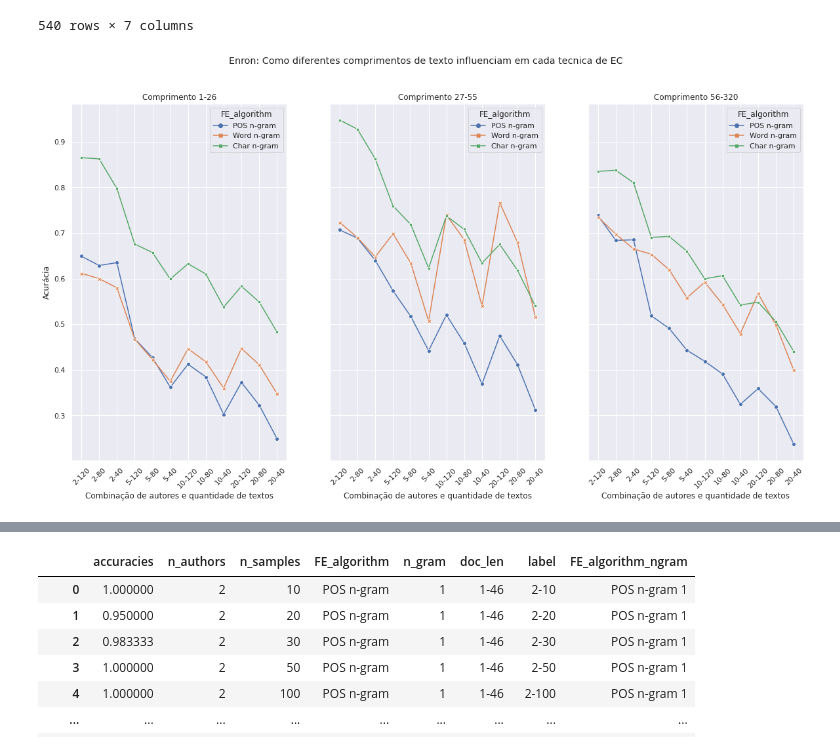
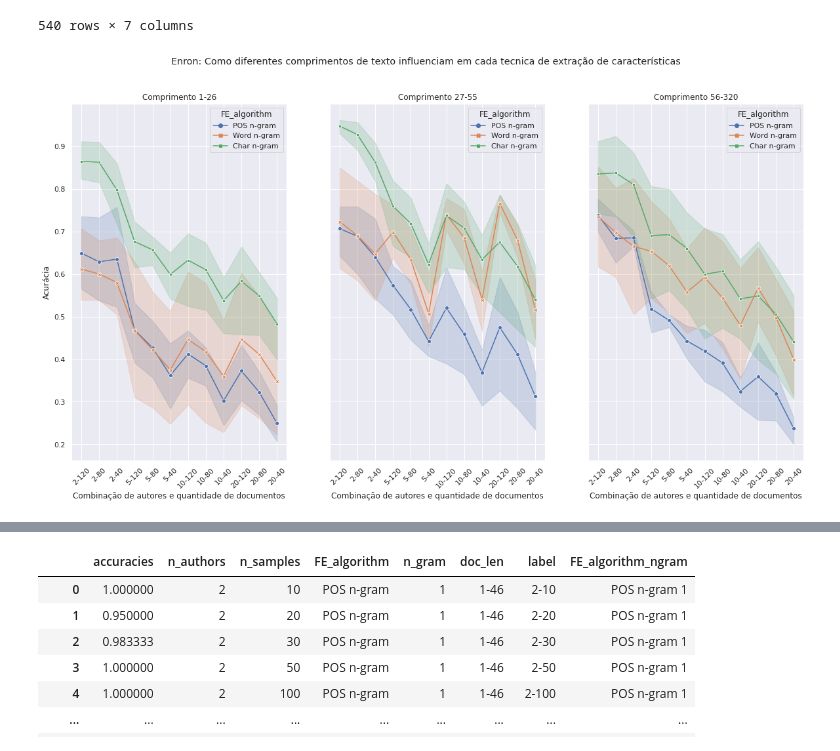
Before and after one commit to GabrielTrettel/PGC, a Jupyter notebook: src/analises/análises.ipynb, the cells around one changed output, grey strips where cells are left out. Cells and saved outputs as stored; diff of their text form; code cells hidden in the pictures.

```diff
--- a/src/analises/análises.ipynb
+++ b/src/analises/análises.ipynb
@@ -60,5 +60,8 @@ twitter_ex1
 # Qual o desempenho de cada técnica de extração de características isolando a quantidade de autores e de exemplares de texto?
 
 Tirando a media para os diferentes valores de $n$ do n-grama
+# %%
+figt = "../analises/figures/twitter/"
+fige = "../analises/figures/enron/"
 # %%
 fig, ax = plt.subplots(1,2, figsize=(20,10), sharey=True)
@@ -160,21 +195,22 @@ enron_e2
 # %%
 fig, ax = plt.subplots(1,3, figsize=(20,10), sharex=True, sharey=True)
 
 enron_e2_n5 = enron_e2#[enron_e2.n_gram == 5]
 
-d1 = sns.lineplot(data=enron_e2_n5[enron_e2_n5.doc_len == "1-26"], x="label", y="accuracies", hue="FE_algorithm", ci=None, ax=ax[0], style="FE_algorithm", markers=True, dashes=False)
+d1 = sns.lineplot(data=enron_e2_n5[enron_e2_n5.doc_len == "1-26"], x="label", y="accuracies", hue="FE_algorithm",  ax=ax[0], style="FE_algorithm", markers=True, dashes=False)
 d1.set_xticklabels(d1.get_xticklabels(), rotation=45);
 d1.set_ylabel("Acurácia")
 
-d2 = sns.lineplot(data=enron_e2_n5[enron_e2_n5.doc_len == "27-55"], x="label", y="accuracies", hue="FE_algorithm", ci=None, ax=ax[1], style="FE_algorithm", markers=True, dashes=False)
+d2 = sns.lineplot(data=enron_e2_n5[enron_e2_n5.doc_len == "27-55"], x="label", y="accuracies", hue="FE_algorithm", ax=ax[1], style="FE_algorithm", markers=True, dashes=False)
 d2.set_xticklabels(d2.get_xticklabels(), rotation=45);
 
-d3 = sns.lineplot(data=enron_e2_n5[enron_e2_n5.doc_len == "56-320"], x="label", y="accuracies", hue="FE_algorithm", ci=None, ax=ax[2], style="FE_algorithm", markers=True, dashes=False)
+d3 = sns.lineplot(data=enron_e2_n5[enron_e2_n5.doc_len == "56-320"], x="label", y="accuracies", hue="FE_algorithm", ax=ax[2], style="FE_algorithm", markers=True, dashes=False)
 # d3.set_xticklabels(d3.get_xticklabels(), rotation=45)
 
 d1.set_title("Comprimento 1-26"); d2.set_title("Comprimento 27-55"); d3.set_title("Comprimento 56-320")
-d1.set_xlabel("Combinação de autores e quantidade de textos"); d2.set_xlabel("Combinação de autores e quantidade de textos"); d3.set_xlabel("Combinação de autores e quantidade de textos")
+d1.set_xlabel("Combinação de autores e quantidade de documentos"); d2.set_xlabel("Combinação de autores e quantidade de documentos"); d3.set_xlabel("Combinação de autores e quantidade de documentos")
 plt.xticks(rotation=45)
-fig.suptitle("Enron: Como diferentes comprimentos de texto influenciam em cada tecnica de EC");
+fig.suptitle("Enron: Como diferentes comprimentos de texto influenciam em cada tecnica de extração de características");
+fig.savefig(fige+"ex2_1.pdf")
 # %% [output]
-[figure, old version]
+[figure, new version]
```
Also changed, not shown: parts of 18 cells of this notebook, 18 other files.
